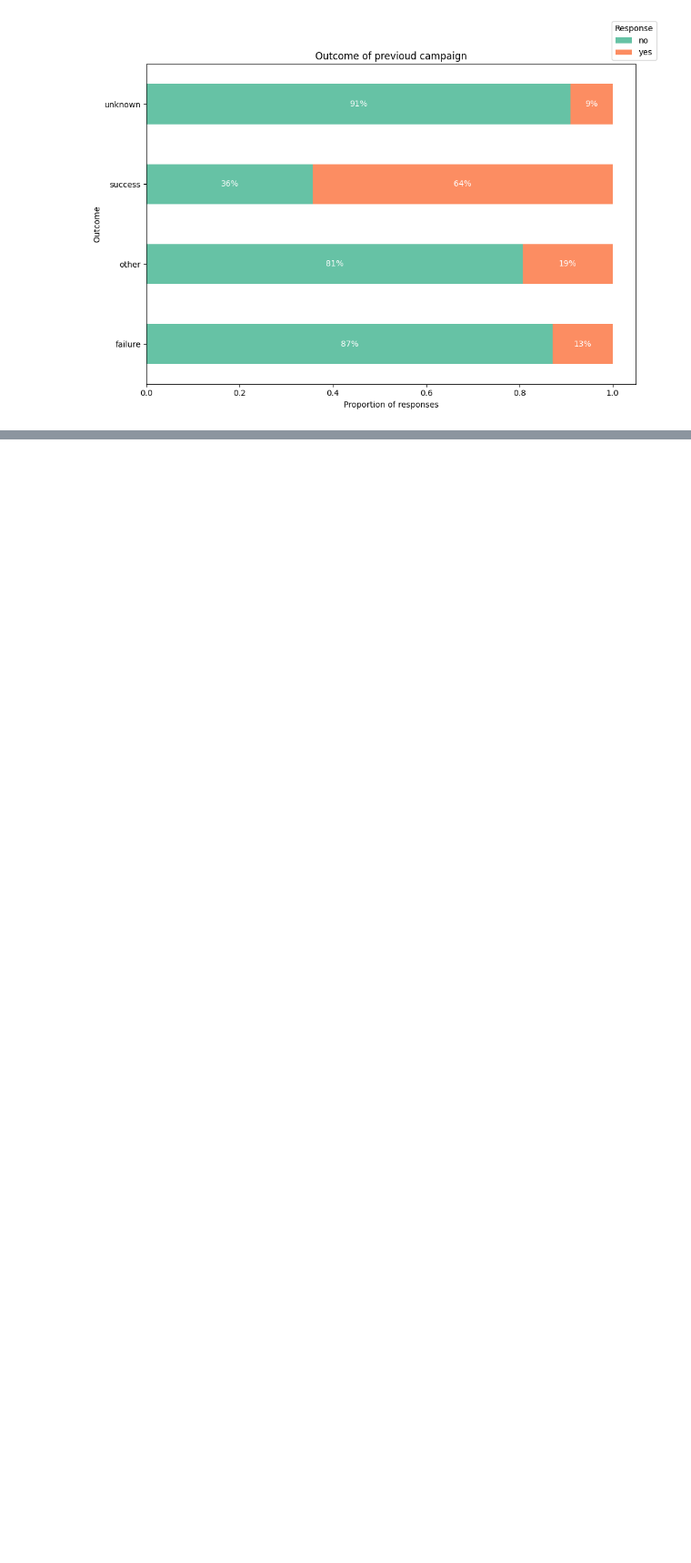
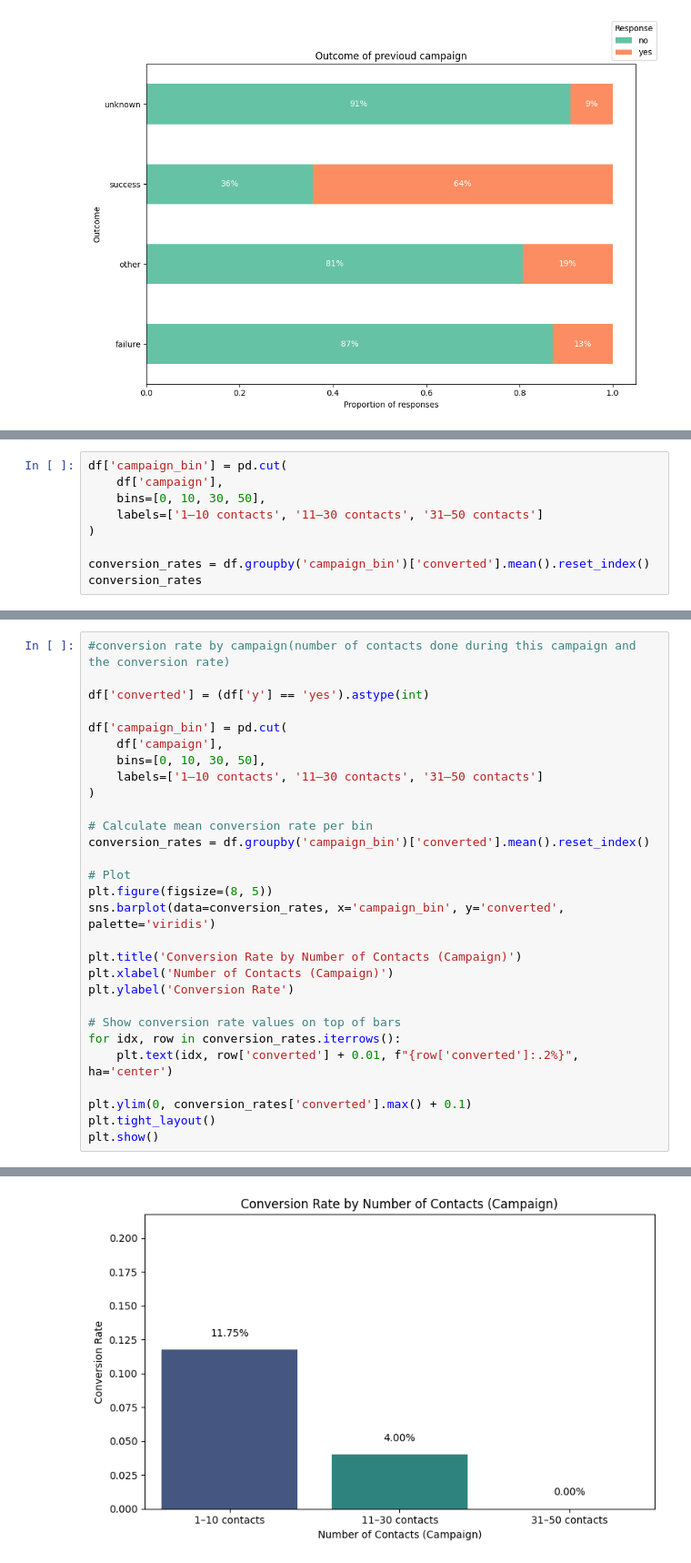
Before and after one commit to 45modeus/DI-Bootcamp, a Jupyter notebook: Week12/day1/hackaton.ipynb, the cells around one changed output, grey strips where cells are left out. Shown at 91% size. Drawn from its saved outputs; the diff is of its cells as text; blank space fills up the shorter version.

```diff
--- a/Week12/day1/hackaton.ipynb
+++ b/Week12/day1/hackaton.ipynb
@@ -753,0 +802,9 @@ Name: count, Length: 292, dtype: int64
+# %%
+df['campaign_bin'] = pd.cut(
+    df['campaign'],
+    bins=[0, 10, 30, 50],
+    labels=['1–10 contacts', '11–30 contacts', '31–50 contacts']
+)
+
+conversion_rates = df.groupby('campaign_bin')['converted'].mean().reset_index()
+conversion_rates
@@ -753,0 +816,30 @@ Name: count, Length: 292, dtype: int64
+# %%
+#conversion rate by campaign(number of contacts done during this campaign and the conversion rate)
+
+df['converted'] = (df['y'] == 'yes').astype(int)
+
+df['campaign_bin'] = pd.cut(
+    df['campaign'],
+    bins=[0, 10, 30, 50],
+    labels=['1–10 contacts', '11–30 contacts', '31–50 contacts']
+)
+
+# Calculate mean conversion rate per bin
+conversion_rates = df.groupby('campaign_bin')['converted'].mean().reset_index()
+
+# Plot
+plt.figure(figsize=(8, 5))
+sns.barplot(data=conversion_rates, x='campaign_bin', y='converted', palette='viridis')
+
+plt.title('Conversion Rate by Number of Contacts (Campaign)')
+plt.xlabel('Number of Contacts (Campaign)')
+plt.ylabel('Conversion Rate')
+
+# Show conversion rate values on top of bars
+for idx, row in conversion_rates.iterrows():
+    plt.text(idx, row['converted'] + 0.01, f"{row['converted']:.2%}", ha='center')
+
+plt.ylim(0, conversion_rates['converted'].max() + 0.1)
+plt.tight_layout()
+plt.show()
+# %% [output]
@@ -753,0 +849 @@ Name: count, Length: 292, dtype: int64
+[figure, added]
```
Also changed, not shown: parts of 18 cells of this notebook.
